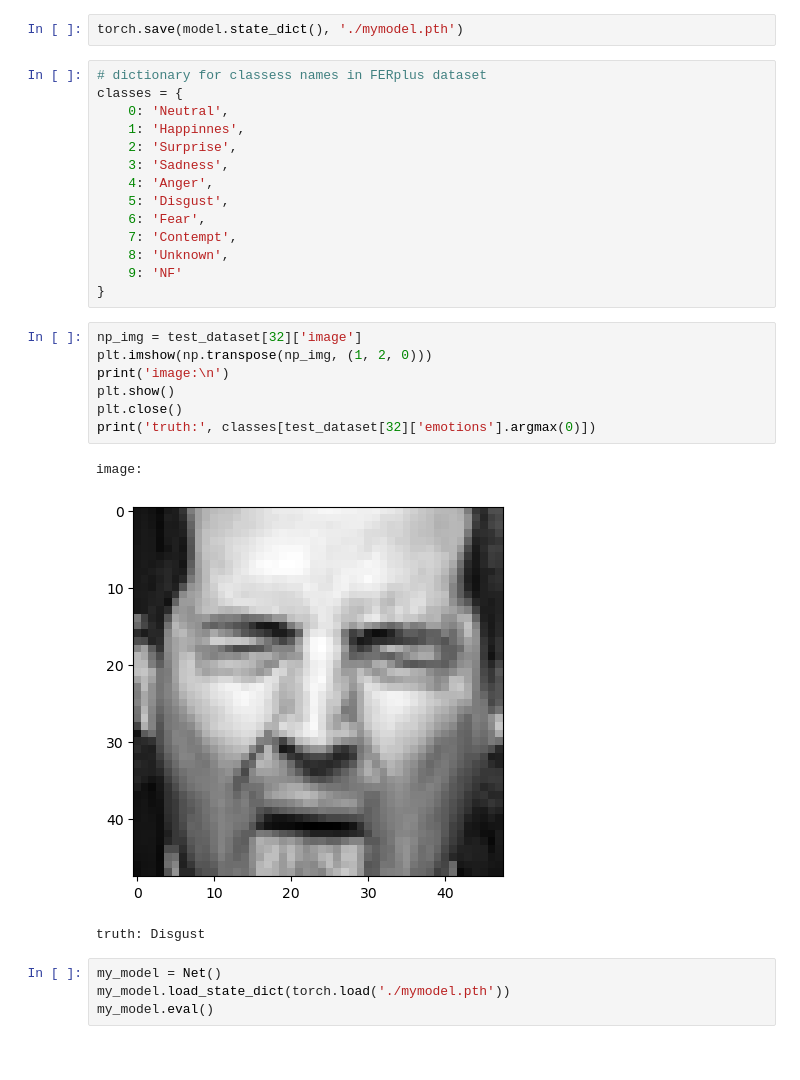
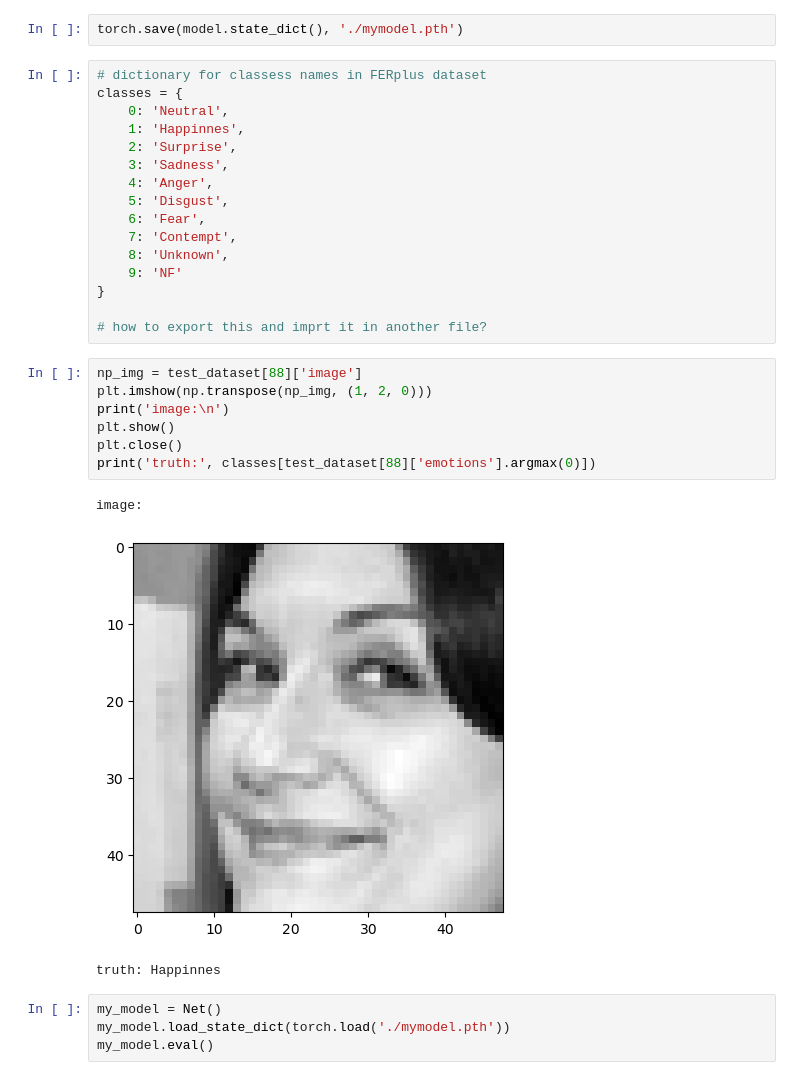
Before and after one commit to AsserElfeki/FER2013-transfer_learning, a Jupyter notebook: my_model.ipynb, the cells around one changed output. Cells and saved outputs as stored; diff of their text form.

```diff
--- a/my_model.ipynb
+++ b/my_model.ipynb
@@ -282,17 +294,19 @@ classes = {
     8: 'Unknown',
     9: 'NF'
 }
+
+# how to export this and imprt it in another file?
 # %%
-np_img = test_dataset[32]['image']
+np_img = test_dataset[88]['image']
 plt.imshow(np.transpose(np_img, (1, 2, 0)))
 print('image:\n')
 plt.show()
 plt.close()
-print('truth:', classes[test_dataset[32]['emotions'].argmax(0)])
+print('truth:', classes[test_dataset[88]['emotions'].argmax(0)])
 # %% [output]
 image:
-[figure, old version]
+[figure, new version]
-truth: Disgust
+truth: Happinnes
 # %%
 my_model = Net()
 my_model.load_state_dict(torch.load('./mymodel.pth'))
```
Also changed, not shown: parts of 7 cells of this notebook, 5 other files.
